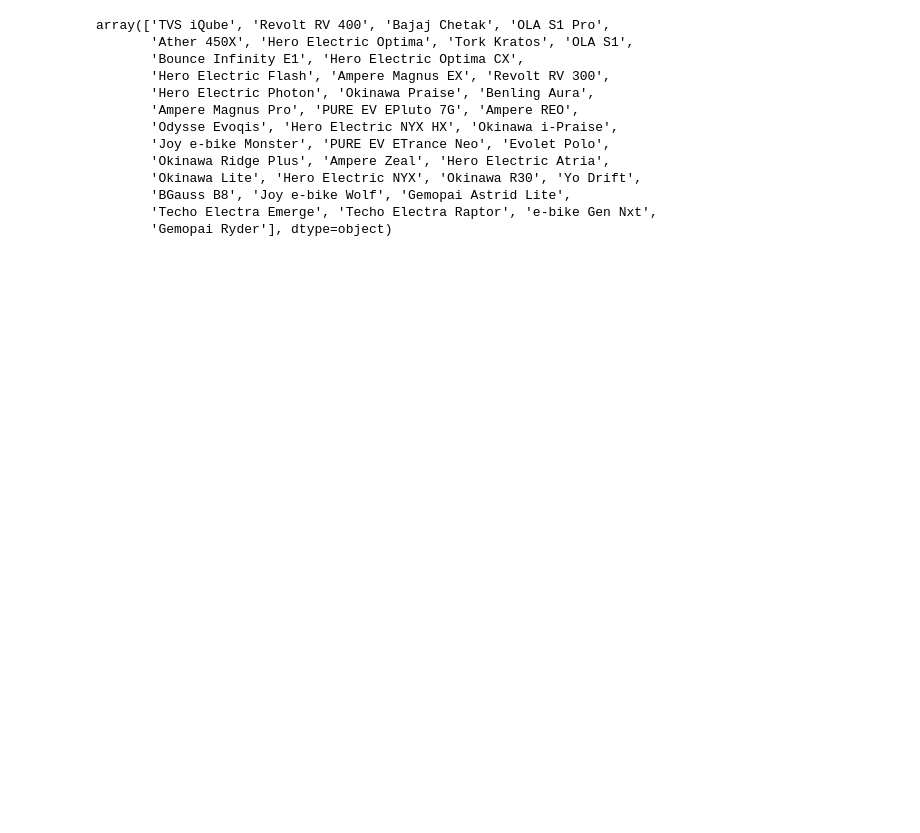
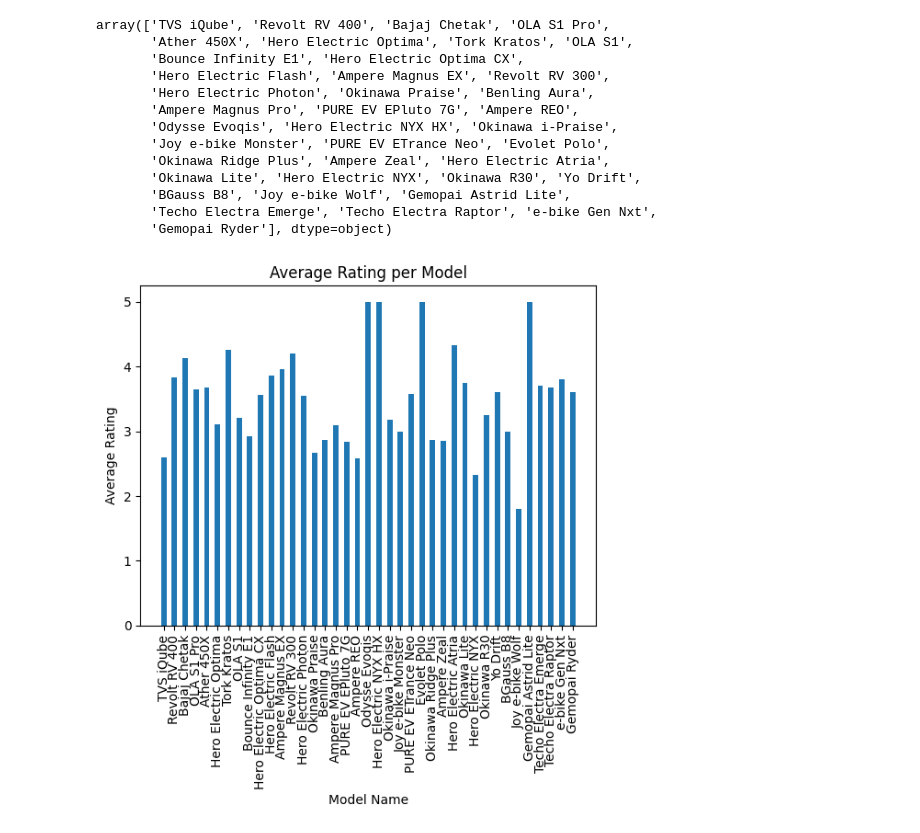
Before and after one commit to Hemant-Dua/EV-Market-Segmentation, a Jupyter notebook: main.ipynb, the cells around one changed output. Cells and saved outputs as stored; diff of their text form; code cells hidden in the pictures; blank space fills up the shorter version.

```diff
--- a/main.ipynb
+++ b/main.ipynb
@@ -147,3 +139,35 @@ array(['TVS iQube', 'Revolt RV 400', 'Bajaj Chetak', 'OLA S1 Pro',
        'BGauss B8', 'Joy e-bike Wolf', 'Gemopai Astrid Lite',
        'Techo Electra Emerge', 'Techo Electra Raptor', 'e-bike Gen Nxt',
        'Gemopai Ryder'], dtype=object)
+# %%
+model_name = ['TVS iQube', 'Revolt RV 400', 'Bajaj Chetak', 'OLA S1 Pro',
+       'Ather 450X', 'Hero Electric Optima', 'Tork Kratos', 'OLA S1',
+       'Bounce Infinity E1', 'Hero Electric Optima CX',
+       'Hero Electric Flash', 'Ampere Magnus EX', 'Revolt RV 300',
+       'Hero Electric Photon', 'Okinawa Praise', 'Benling Aura',
+       'Ampere Magnus Pro', 'PURE EV EPluto 7G', 'Ampere REO',
+       'Odysse Evoqis', 'Hero Electric NYX HX', 'Okinawa i-Praise',
+       'Joy e-bike Monster', 'PURE EV ETrance Neo', 'Evolet Polo',
+       'Okinawa Ridge Plus', 'Ampere Zeal', 'Hero Electric Atria',
+       'Okinawa Lite', 'Hero Electric NYX', 'Okinawa R30', 'Yo Drift',
+       'BGauss B8', 'Joy e-bike Wolf', 'Gemopai Astrid Lite',
+       'Techo Electra Emerge', 'Techo Electra Raptor', 'e-bike Gen Nxt',
+       'Gemopai Ryder']
+
+rating = []
+#Average Rating for every moedel of E-Bike
+for i in model_name:
+    data = df2["rating"].loc[df2["Model Name"] == i].mean().round(2)
+    rating.append(data)
+
+plt.bar(model_name, rating, width=0.5)
+
+plt.xlabel('Model Name')
+plt.ylabel('Average Rating')
+plt.title('Average Rating per Model')
+
+plt.xticks(rotation=90)
+
+plt.show()
+# %% [output]
+[figure, added]
```
Also changed, not shown: parts of 12 cells of this notebook, 1 other file.
